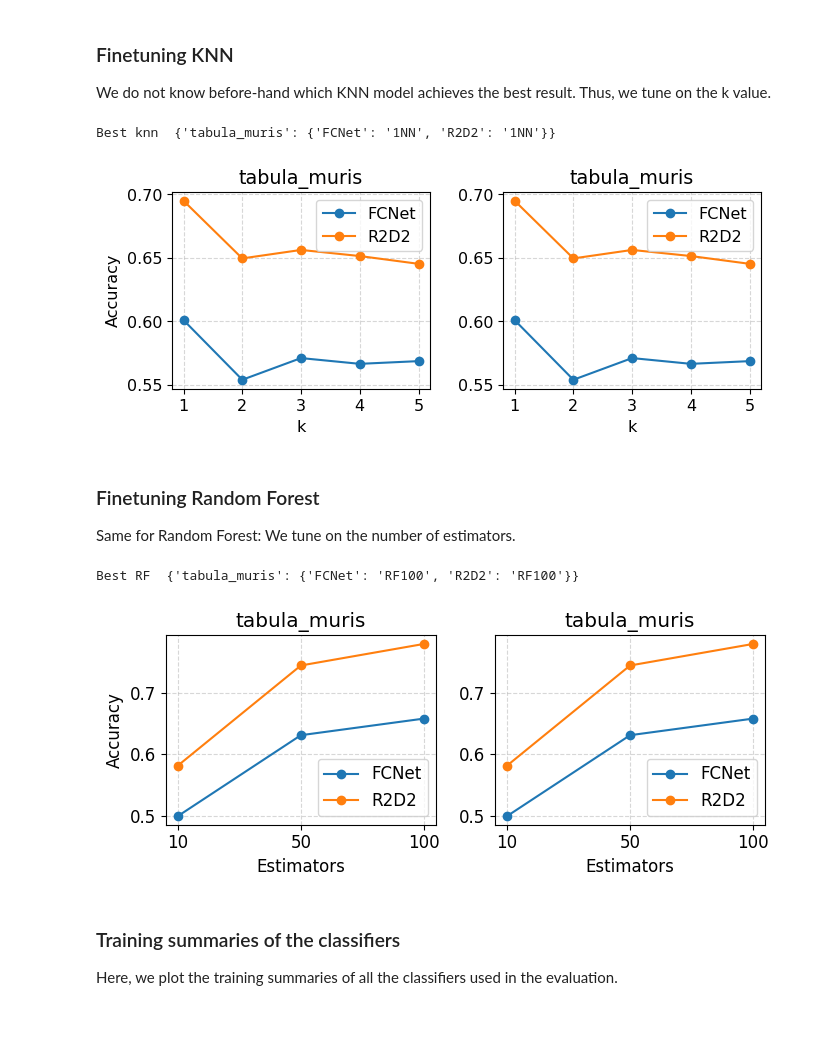
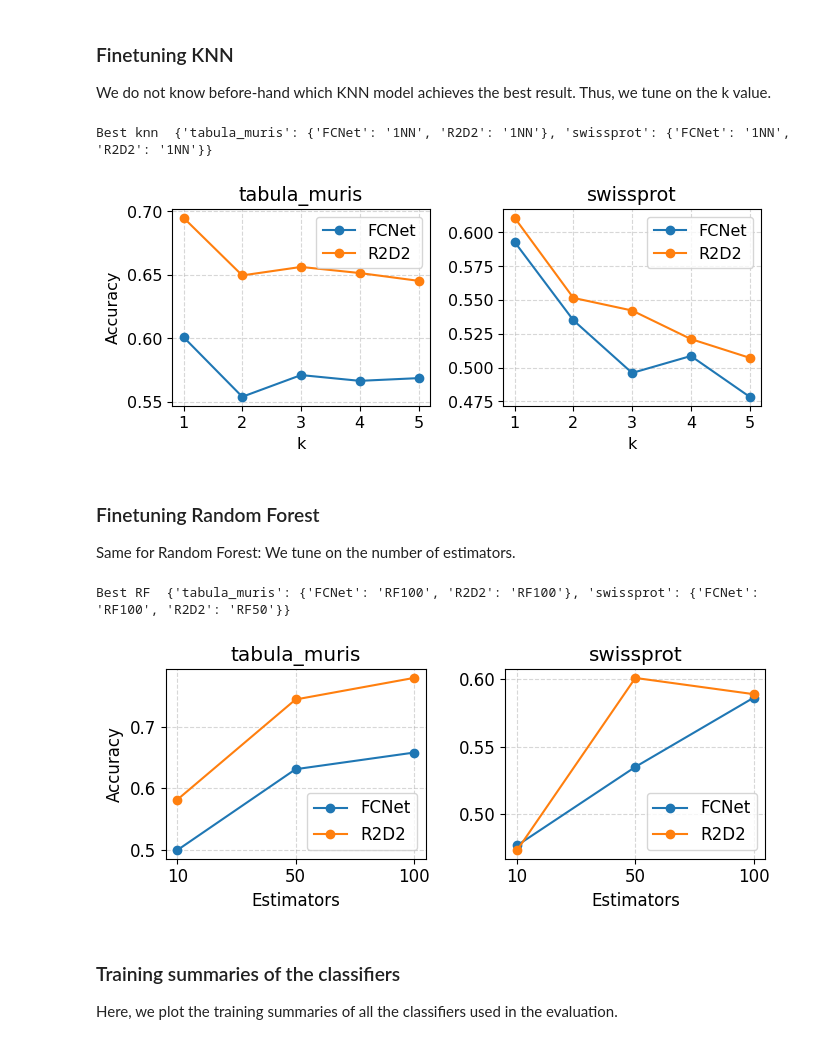
Before and after one commit to MChatzakis/BioMON, a Jupyter notebook: bioMON.ipynb, the cells around one changed output. Cells and saved outputs as stored; diff of their text form; code cells hidden in the pictures.

```diff
--- a/bioMON.ipynb
+++ b/bioMON.ipynb
@@ -41,7 +41,7 @@ n_way = 5
 n_shot = 5
 n_query = 15
 
-datasets = ["tabula_muris", "tabula_muris"]
+datasets = ["tabula_muris", "swissprot"]
 backbones = ["FCNet", "R2D2"]
 epochs = ["1", "5", "10"]
 models = ["128-64", "256-64-64", "512-256-128-64"]
@@ -136,7 +137,7 @@ n_shot = 5
 n_query = 15
 
 backbones = ["FCNet", "R2D2"]
-datasets = ["tabula_muris", "tabula_muris"]
+datasets = ["tabula_muris", "swissprot"]
 knn = ["1", "2", "3", "4", "5"]
 
 best_knn = {}
@@ -185,8 +186,8 @@ fig.savefig(f"{SAVE_PLOTS_DIR}/knn.png")
 
 print("Best knn ", best_knn)
 # %% [output]
-Best knn  {'tabula_muris': {'FCNet': '1NN', 'R2D2': '1NN'}}
+Best knn  {'tabula_muris': {'FCNet': '1NN', 'R2D2': '1NN'}, 'swissprot': {'FCNet': '1NN', 'R2D2': '1NN'}}
-[figure, old version]
+[figure, new version]
 # %% [markdown]
 ### Finetuning Random Forest
 
@@ -197,7 +198,7 @@ n_shot = 5
 n_query = 15
 
 backbones = ["FCNet", "R2D2"]
-datasets = ["tabula_muris", "tabula_muris"]
+datasets = ["tabula_muris", "swissprot"]
 rf = ["10", "50", "100"]
 
 best_rf = {}
@@ -219,35 +220,35 @@ for index, dataset in enumerate(datasets):
             path = f"{RESULTS_DIR}/{dataset}/bioMON_RF{r}_{backbone}/{n_way}w{n_shot}s{n_query}q/"
             data = pd.read_csv(path + "test_summary.csv")
 
             test_line = data.iloc[2]
             acc = test_line["acc_mean"] / 100
             backbone_accuracies.append(acc)
 
             if acc > best_acc:
                 best_acc = acc
                 best_model = f"RF{r}"
 
         best_backbone_rf[backbone] = best_model
 
         ax[index].plot(rf, backbone_accuracies, label=backbone, marker="o")
 
     best_rf[dataset] = best_backbone_rf
 
     ax[index].grid(alpha=0.5, linestyle='--')
     ax[index].set_xlabel("Estimators")
     if index == 0:
         ax[index].set_ylabel("Accuracy")
     ax[index].set_title(f"{dataset}")
     ax[index].legend()
 
 #fig.suptitle("Accuracy of BioMON-RF on different datasets")
 fig.tight_layout()
 fig.savefig(f"{SAVE_PLOTS_DIR}/rf.png")
 
 print("Best RF ", best_rf)
 # %% [output]
-Best RF  {'tabula_muris': {'FCNet': 'RF100', 'R2D2': 'RF100'}}
+Best RF  {'tabula_muris': {'FCNet': 'RF100', 'R2D2': 'RF100'}, 'swissprot': {'FCNet': 'RF100', 'R2D2': 'RF50'}}
-[figure, old version]
+[figure, new version]
 # %% [markdown]
 ### Training summaries of the classifiers
 
```
Also changed, not shown: parts of 5 cells of this notebook, 27 other files.
